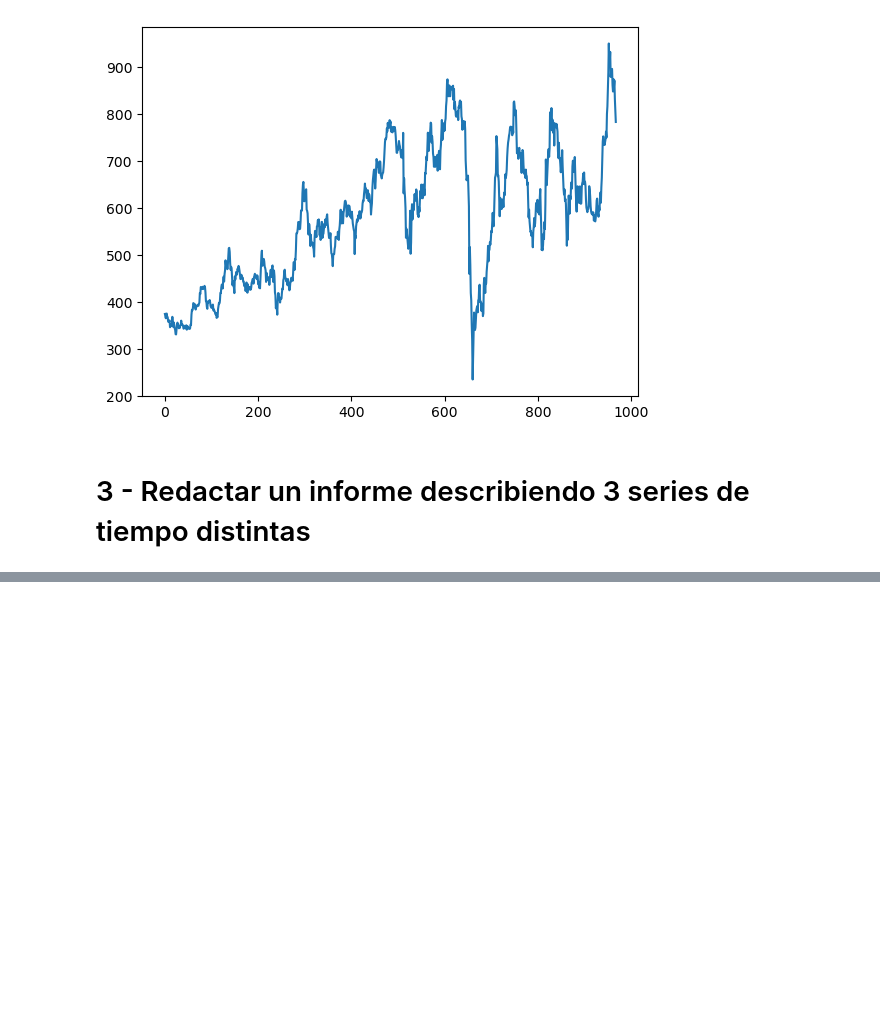
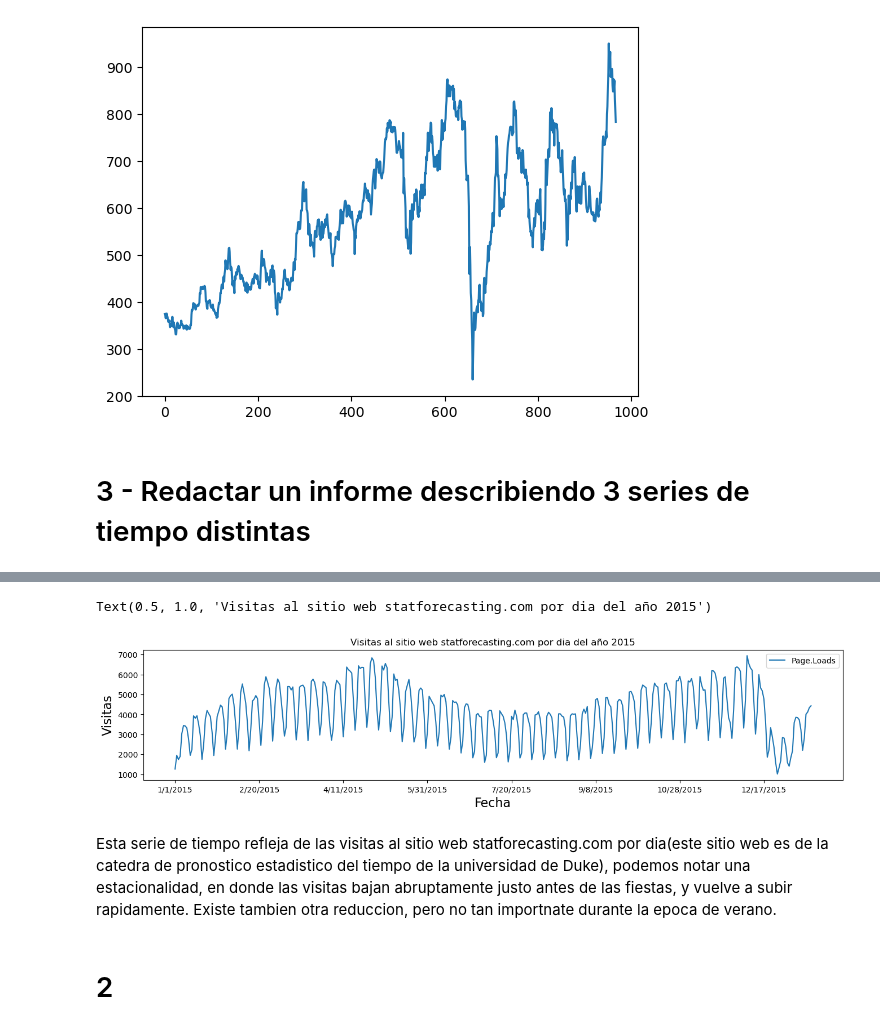
Before and after one commit to Paolino1994/TimeSeries, a Jupyter notebook: Ejercicios de clase/Clase 1/Analisis de series de tiempo actividad 1.ipynb, the cells around one changed output, grey strips where cells are left out. Drawn from its saved outputs; the diff is of its cells as text; code cells hidden in the pictures; blank space fills up the shorter version.

```diff
--- a/Ejercicios de clase/Clase 1/Analisis de series de tiempo actividad 1.ipynb
+++ b/Ejercicios de clase/Clase 1/Analisis de series de tiempo actividad 1.ipynb
@@ -108,0 +87,12 @@ print(len(bateria))
+# %%
+ax = df2.plot(x="Date",y='Page.Loads',figsize=(16,3))
+ax.set_ylabel("Visitas", fontsize=16)
+ax.set_xlabel("Fecha", fontsize=16)
+ax.set_title("Visitas al sitio web statforecasting.com por dia del año 2015")
+# %% [output]
+Text(0.5, 1.0, 'Visitas al sitio web statforecasting.com por dia del año 2015')
+[figure, added]
+# %% [markdown]
+Esta serie de tiempo refleja de las visitas al sitio web statforecasting.com por dia(este sitio web es de la catedra de pronostico estadistico del tiempo de la universidad de Duke), podemos notar una estacionalidad, en donde las visitas bajan abruptamente justo antes de las fiestas, y vuelve a subir rapidamente. Existe tambien otra reduccion, pero no tan importnate durante la epoca de verano.
+# %% [markdown]
+# 2
```
Also changed, not shown: parts of 25 cells of this notebook, 23 other files.
